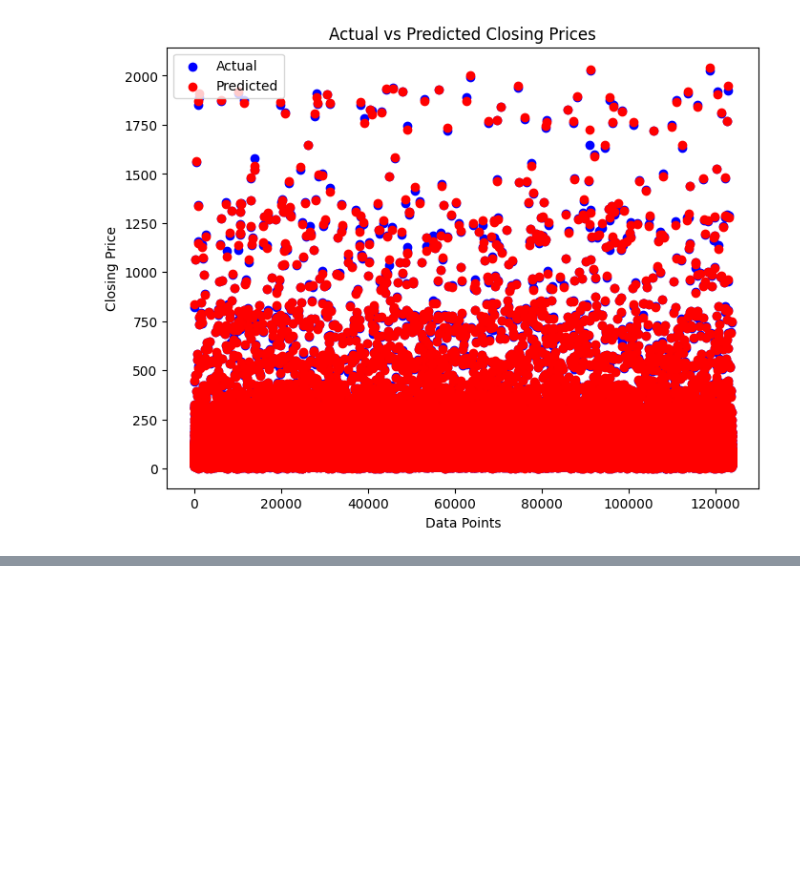
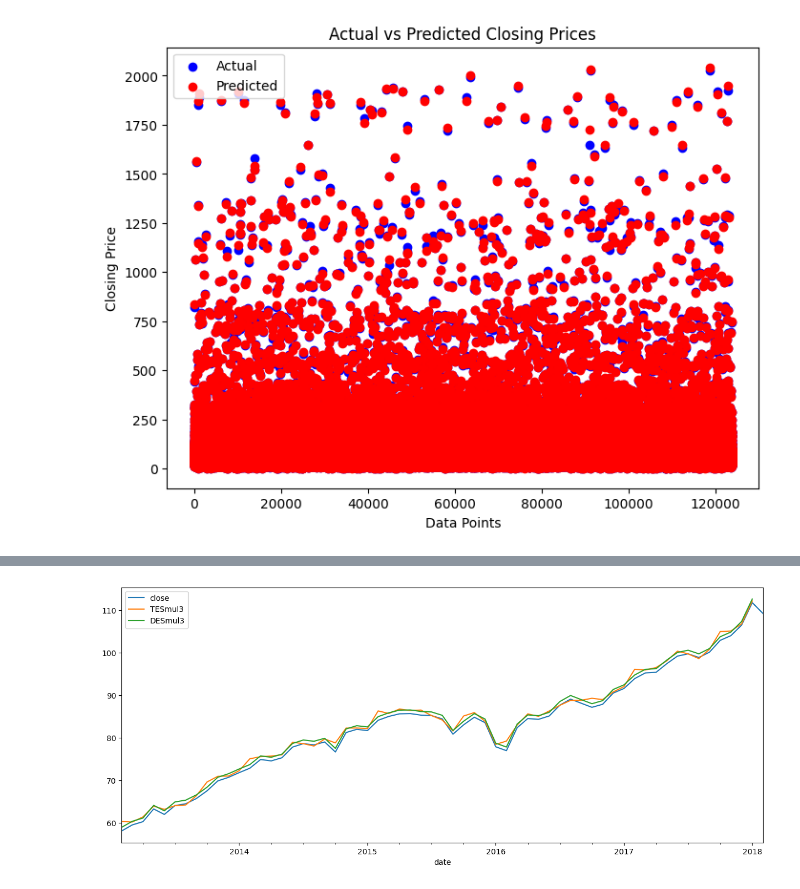
Before and after one commit to paarthvisharma/StockPricePrediction, a Jupyter notebook: StockPrediction.ipynb, the cells around one changed output, grey strips where cells are left out. Saved outputs shown, nothing was run; the diff lists cells and outputs as text; code cells hidden in the pictures; blank space fills up the shorter version.

```diff
--- a/StockPrediction.ipynb
+++ b/StockPrediction.ipynb
@@ -587,0 +595,3 @@ plt.show()
+# %%
+df_copy = df
+df_copy
@@ -587,0 +623,8 @@ plt.show()
+# %%
+df_copy['volume'] = df_copy['volume'].apply(lambda x : str(x))
+df_copy['volume'] = pd.to_numeric(df_copy['volume'].apply(lambda x : x.replace(',','',1)))
+
+df_copy['open'] = pd.to_numeric(df_copy['open'])
+df_copy['close'] = pd.to_numeric(df_copy['close'])
+df_copy['high'] = pd.to_numeric(df_copy['high'])
+df_copy['low'] = pd.to_numeric(df_copy['low'])
@@ -587,0 +656,11 @@ plt.show()
+# %%
+y['DESmul3'] = ExponentialSmoothing(y['close'], trend='add').fit().fittedvalues.shift(-1)
+
+y['TESmul3'] = ExponentialSmoothing(y['close'], trend='add', seasonal='add', seasonal_periods=12).fit().fittedvalues.shift(-1)
+
+y[['close', 'TESmul3', 'DESmul3']].plot(figsize=(15, 6))
+
+
+df_copy = df_copy.reindex(index=df_copy.index[::-1])
+# %% [output]
+[figure, added]
```
Also changed, not shown: parts of 10 cells of this notebook.
